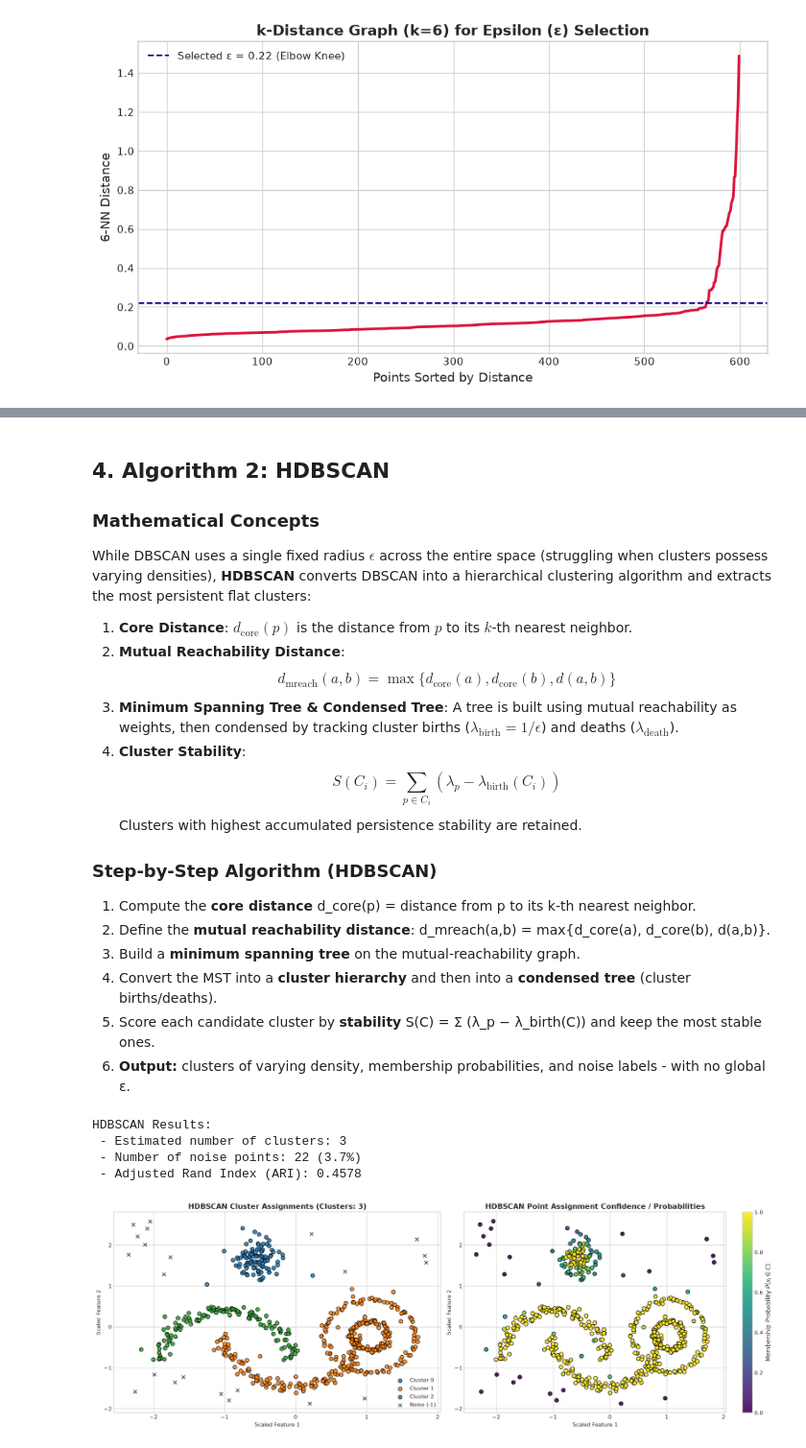
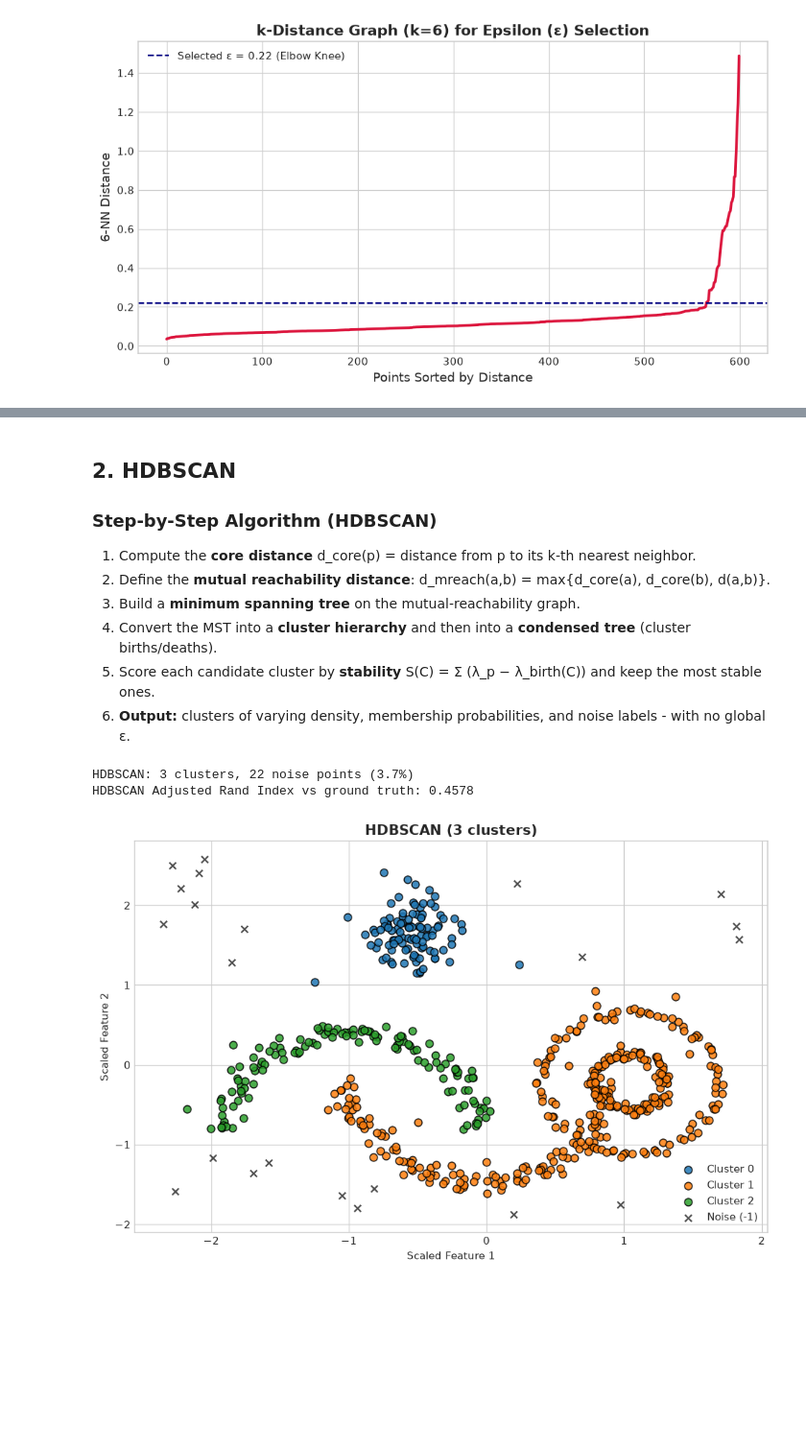
Before and after one commit to Atik203/ML-Algorithms, a Jupyter notebook: notebooks/02_density_based_learning.ipynb, the cells around one changed output, grey strips where cells are left out. Shown at 96% size. Cells and saved outputs as stored; diff of their text form; code cells hidden in the pictures; blank space fills up the shorter version.

```diff
--- a/notebooks/02_density_based_learning.ipynb
+++ b/notebooks/02_density_based_learning.ipynb
@@ -212,15 +133,5 @@ plt.show()
 # %% [markdown]
-## 4. Algorithm 2: HDBSCAN
-### Mathematical Concepts
-While DBSCAN uses a single fixed radius $\epsilon$ across the entire space (struggling when clusters possess varying densities), **HDBSCAN** converts DBSCAN into a hierarchical clustering algorithm and extracts the most persistent flat clusters:
-1. **Core Distance**: $d_{\text{core}}(p)$ is the distance from $p$ to its $k$-th nearest neighbor.
-2. **Mutual Reachability Distance**:
-   $$d_{\text{mreach}}(a, b) = \max\{d_{\text{core}}(a), d_{\text{core}}(b), d(a, b)\}$$
-3. **Minimum Spanning Tree & Condensed Tree**: A tree is built using mutual reachability as weights, then condensed by tracking cluster births ($\lambda_{\text{birth}} = 1/\epsilon$) and deaths ($\lambda_{\text{death}}$).
-4. **Cluster Stability**:
-   $$S(C_i) = \sum_{p \in C_i} (\lambda_p - \lambda_{\text{birth}}(C_i))$$
-   Clusters with highest accumulated persistence stability are retained.
-
+## 2. HDBSCAN
 
 ### Step-by-Step Algorithm (HDBSCAN)
 1. Compute the **core distance** d_core(p) = distance from p to its k-th nearest neighbor.
@@ -229,53 +140,30 @@ While DBSCAN uses a single fixed radius $\epsilon$ across the entire space (stru
 4. Convert the MST into a **cluster hierarchy** and then into a **condensed tree** (cluster births/deaths).
 5. Score each candidate cluster by **stability** S(C) = Σ (λ_p − λ_birth(C)) and keep the most stable ones.
 6. **Output:** clusters of varying density, membership probabilities, and noise labels - with no global ε.
-# %%
-# ---- Fit HDBSCAN (no global epsilon required) ----
-# HDBSCAN builds a hierarchy over all density levels and keeps the most stable clusters;
-# min_cluster_size sets the smallest allowed cluster, min_samples controls conservativeness.
-hdb = HDBSCAN(min_cluster_size=15, min_samples=6, store_centers='centroid', copy=False)
-hdb_labels = hdb.fit_predict(X)
-
-# Count clusters and noise points exactly as for DBSCAN
-n_clusters_hdb = len(set(hdb_labels)) - (1 if -1 in hdb_labels else 0)
-n_noise_hdb = np.sum(hdb_labels == -1)
-
-print(f"HDBSCAN Results:")
-print(f" - Estimated number of clusters: {n_clusters_hdb}")
-print(f" - Number of noise points: {n_noise_hdb} ({n_noise_hdb / len(X) * 100:.1f}%)")
-print(f" - Adjusted Rand Index (ARI): {adjusted_rand_score(y_true, hdb_labels):.4f}")
-# %% [output]
-HDBSCAN Results:
- - Estimated number of clusters: 3
- - Number of noise points: 22 (3.7%)
- - Adjusted Rand Index (ARI): 0.4578
 # %%
-# ---- Visualize HDBSCAN results and soft membership probabilities ----
-fig, (ax1, ax2) = plt.subplots(1, 2, figsize=(18, 6))
+# ---- Fit HDBSCAN (no global epsilon needed) and visualize ----
+hdb = HDBSCAN(min_cluster_size=15, min_samples=6, store_centers='centroid', copy=False)
+hdb_labels = hdb.fit_predict(X)
 
-# Panel 1: hard cluster assignments
-palette = sns.color_palette("tab10", n_clusters_hdb)
+n_clusters_hdb = len(set(hdb_labels)) - (1 if -1 in hdb_labels else 0)
+n_noise_hdb = np.sum(hdb_labels == -1)
+print(f"HDBSCAN: {n_clusters_hdb} clusters, {n_noise_hdb} noise points ({n_noise_hdb / len(X) * 100:.1f}%)")
+print(f"HDBSCAN Adjusted Rand Index vs ground truth: {adjusted_rand_score(y_true, hdb_labels):.4f}")
+
+plt.figure(figsize=(9, 6))
+palette = sns.color_palette("tab10", max(n_clusters_hdb, 1))
 for cluster_id in range(n_clusters_hdb):
     pts = X[hdb_labels == cluster_id]
-    ax1.scatter(pts[:, 0], pts[:, 1], color=palette[cluster_id], edgecolors='k', s=50, label=f'Cluster {cluster_id}', alpha=0.85)
-
-# Noise points marked with black crosses
+    plt.scatter(pts[:, 0], pts[:, 1], color=palette[cluster_id], edgecolors='k', s=50, label=f'Cluster {cluster_id}', alpha=0.85)
 noise_pts = X[hdb_labels == -1]
-ax1.scatter(noise_pts[:, 0], noise_pts[:, 1], color='black', marker='x', s=40, label='Noise (-1)', alpha=0.7)
-ax1.set_title(f"HDBSCAN Cluster Assignments (Clusters: {n_clusters_hdb})", fontsize=13, fontweight='bold')
-ax1.set_xlabel("Scaled Feature 1")
-ax1.set_ylabel("Scaled Feature 2")
-ax1.legend()
-
-# Panel 2: membership probability per point (how confidently it belongs to its cluster)
-sc = ax2.scatter(X[:, 0], X[:, 1], c=hdb.probabilities_, cmap='viridis', edgecolors='k', s=50, alpha=0.9)
-cbar = plt.colorbar(sc, ax=ax2)
-cbar.set_label(r"Membership Probability $P(x_i \in C)$", fontsize=11)
-ax2.set_title("HDBSCAN Point Assignment Confidence / Probabilities", fontsize=13, fontweight='bold')
-ax2.set_xlabel("Scaled Feature 1")
-ax2.set_ylabel("Scaled Feature 2")
-
+plt.scatter(noise_pts[:, 0], noise_pts[:, 1], color='black', marker='x', s=40, label='Noise (-1)', alpha=0.7)
+plt.title(f"HDBSCAN ({n_clusters_hdb} clusters)", fontsize=13, fontweight='bold')
+plt.xlabel("Scaled Feature 1")
+plt.ylabel("Scaled Feature 2")
+plt.legend()
 plt.tight_layout()
 plt.show()
 # %% [output]
+HDBSCAN: 3 clusters, 22 noise points (3.7%)
+HDBSCAN Adjusted Rand Index vs ground truth: 0.4578
-[figure, old version]
+[figure, new version]
```
Also changed, not shown: parts of 14 cells of this notebook, 23 other files.
